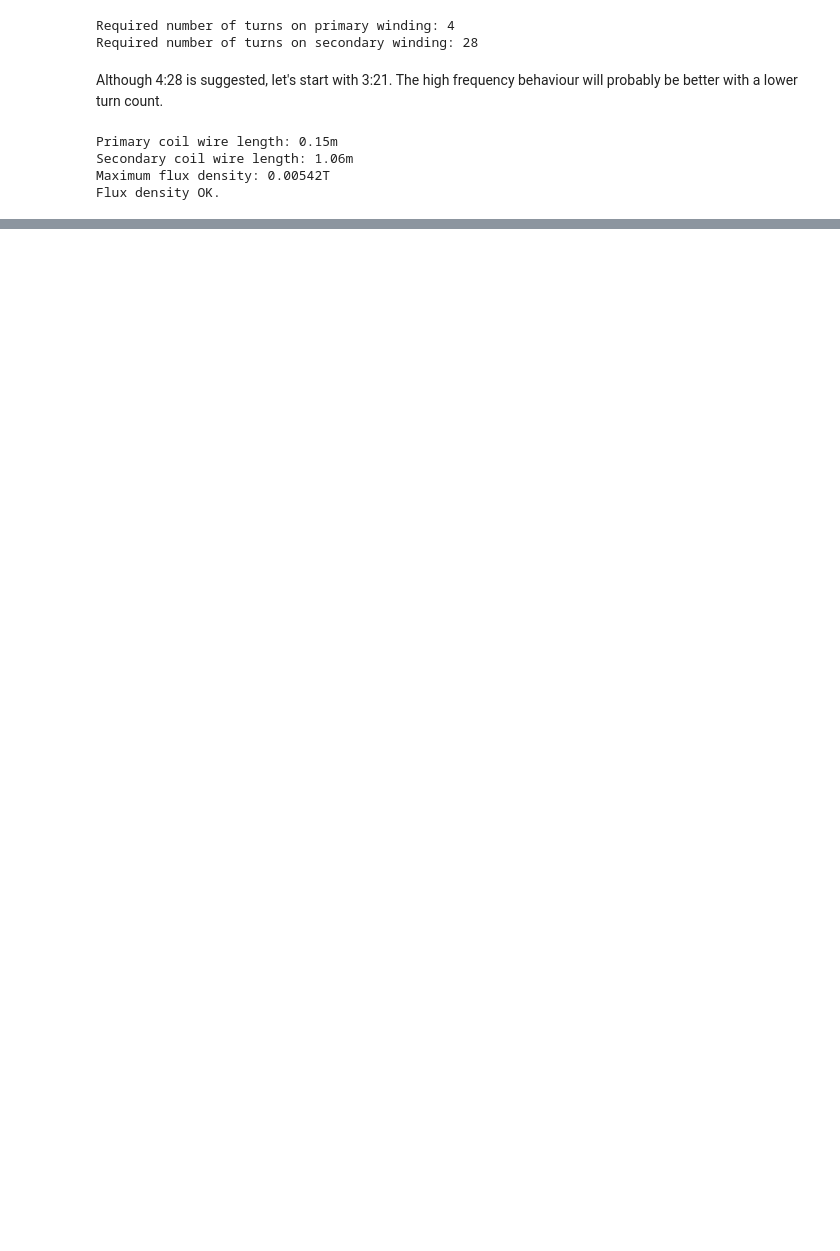
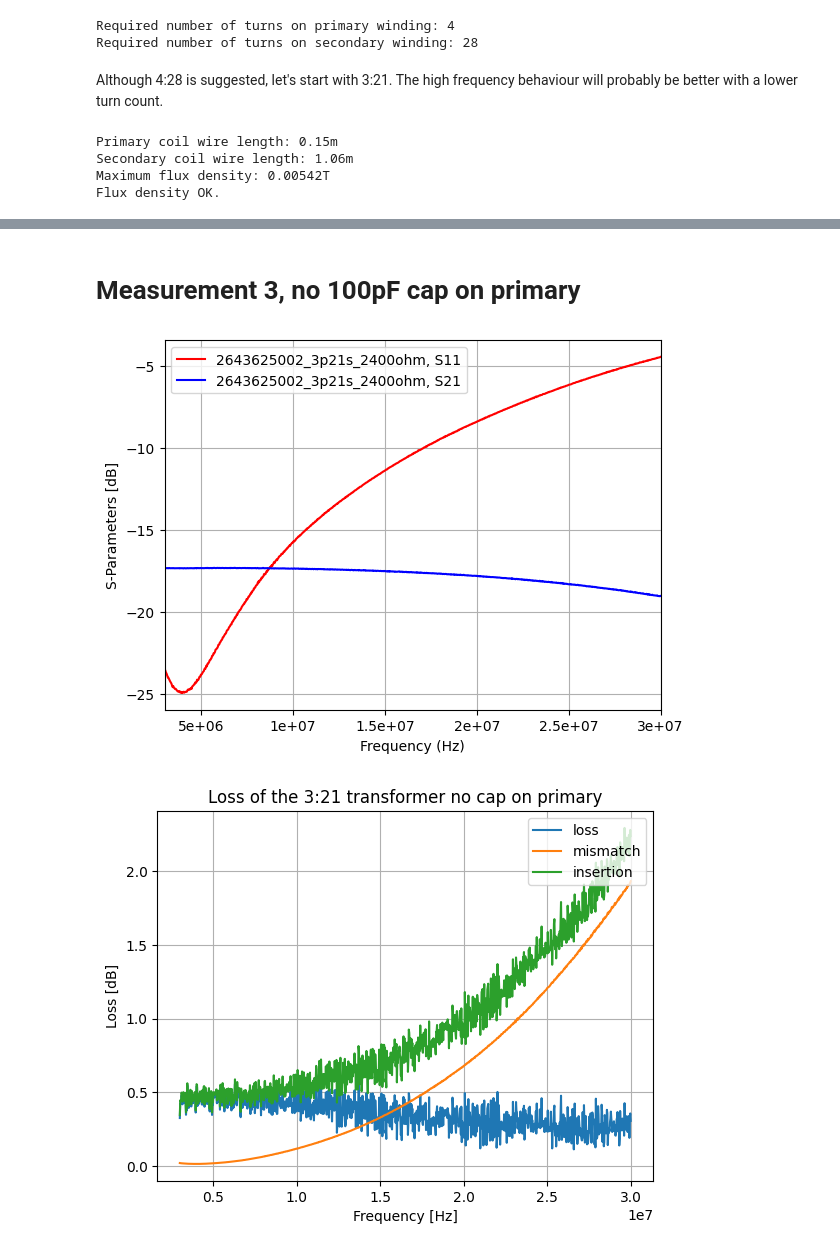
Before and after one commit to LieBtrau/zombocalypse-emcomms, a Jupyter notebook: impedance_transformer/Measurement_Results/Fair-Rite_2643625002/2643625002.ipynb, the cells around one changed output, grey strips where cells are left out. Cells and saved outputs as stored; diff of their text form; code cells hidden in the pictures; blank space fills up the shorter version.

Commit message:
Measurements on 2643625002

```diff
--- a/impedance_transformer/Measurement_Results/Fair-Rite_2643625002/2643625002.ipynb
+++ b/impedance_transformer/Measurement_Results/Fair-Rite_2643625002/2643625002.ipynb
@@ -62,0 +96,14 @@ Flux density OK.
+# %% [markdown]
+# Measurement 3, no 100pF cap on primary
+# %%
+import skrf as rf
+from plotResults import plot_s_parameters, plot_transformer_loss, plot_efficiency
+
+nw = rf.Network('./2643625002_3p21s_2400ohm.s2p')
+nw_cal = rf.Network('./cal_2400ohm.s2p')
+plot_s_parameters(nw)
+loss_db = plot_transformer_loss(nw, nw_cal, 'Loss of the 3:21 transformer no cap on primary')
+plot_efficiency(nw.f, loss_db,'Efficiency of the 3:21 transformer')
+# %% [output]
+[figure, added]
+[figure, added]
```
Also changed, not shown: parts of 7 cells of this notebook, 9 other files.
